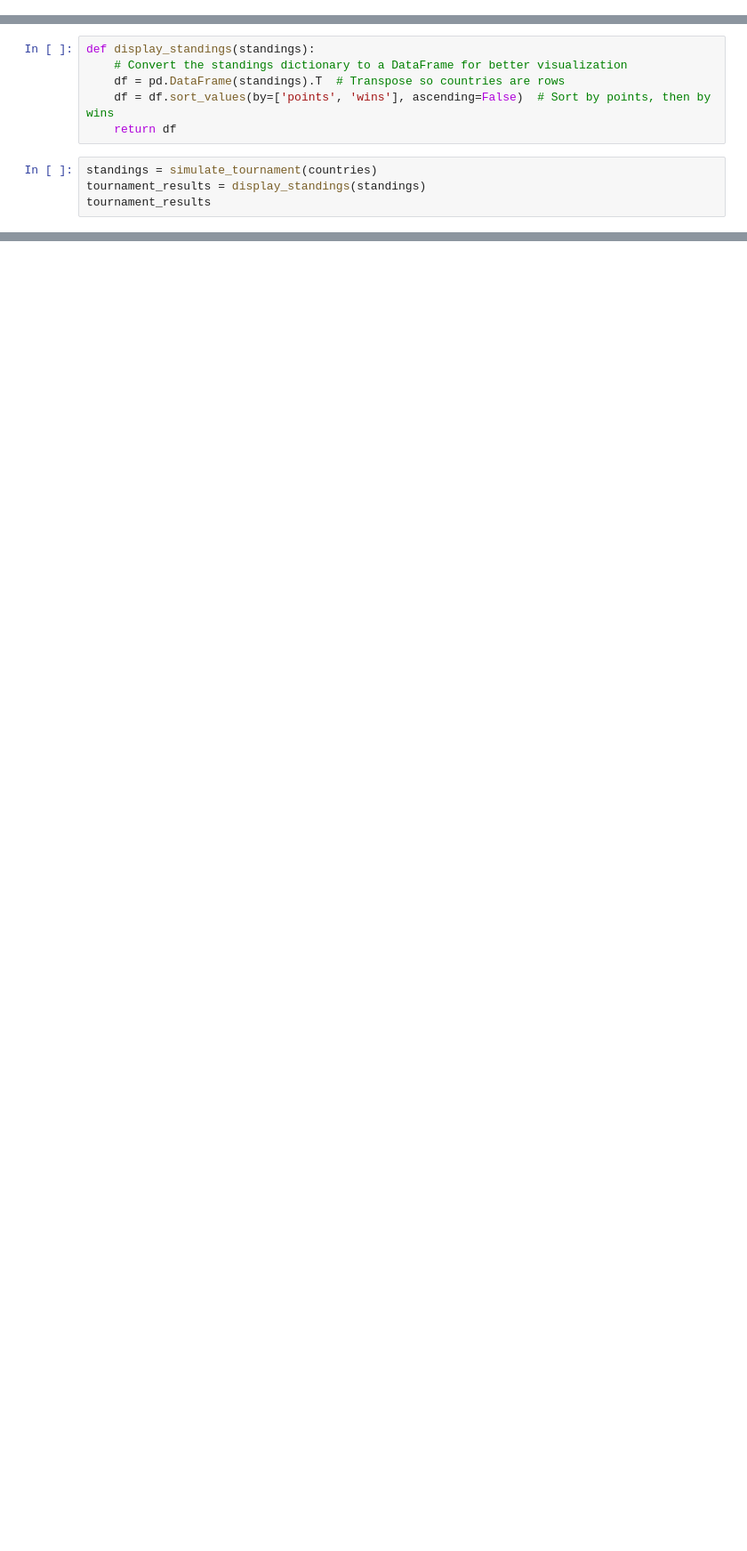
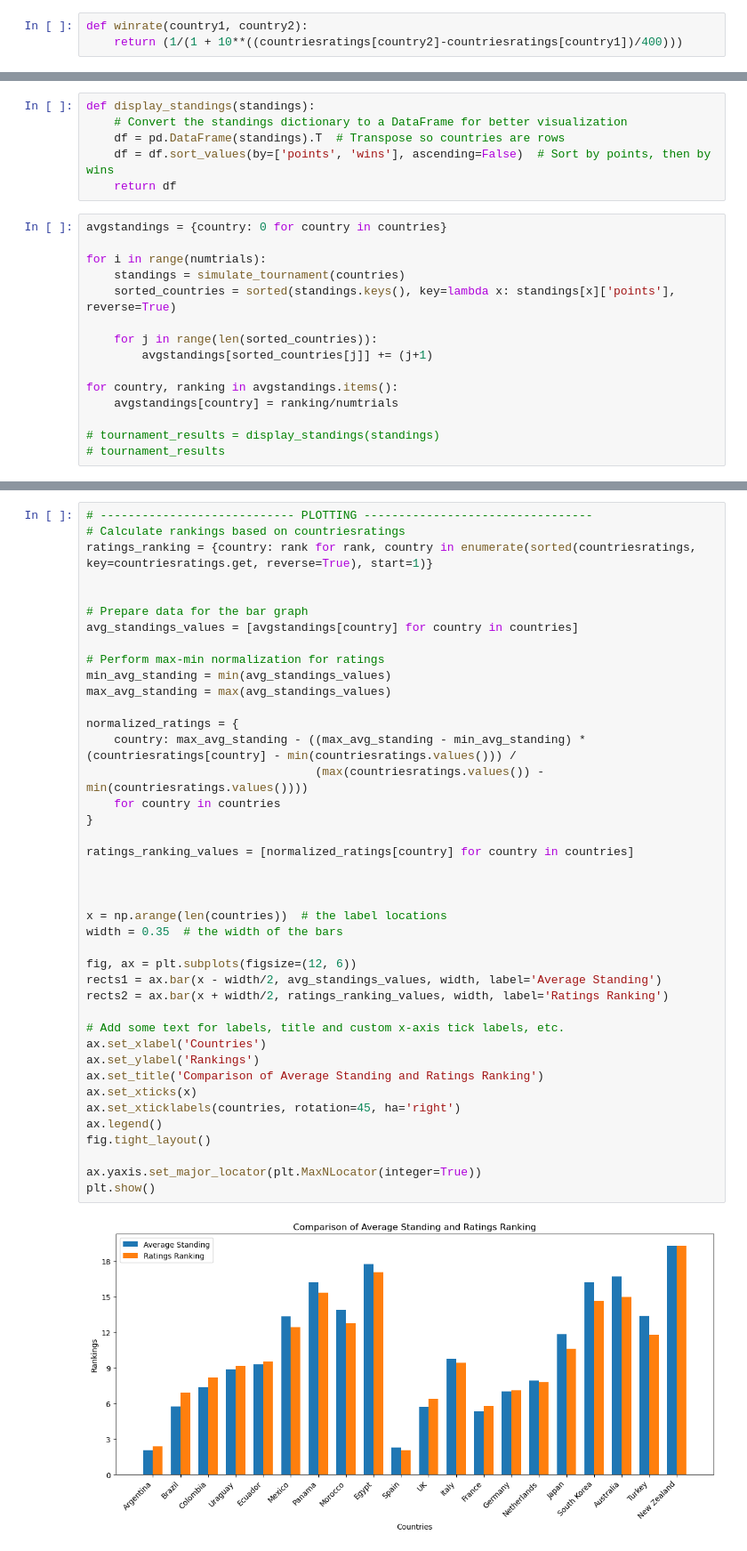
Before and after one commit to alston-yam/IMMC-2025, a Jupyter notebook: matchmaking1.ipynb, the cells around one changed output, grey strips where cells are left out. Shown at 89% size. Drawn from its saved outputs; the diff is of its cells as text; blank space fills up the shorter version.

```diff
--- a/matchmaking1.ipynb
+++ b/matchmaking1.ipynb
@@ -45,3 +56,6 @@ print(countriesratings)
+# %%
+def winrate(country1, country2):
+    return (1/(1 + 10**((countriesratings[country2]-countriesratings[country1])/400)))
 # %%
 def simulate_match(country1, country2):
 
@@ -98,6 +108,17 @@ def display_standings(standings):
     df = df.sort_values(by=['points', 'wins'], ascending=False)  # Sort by points, then by wins
     return df
 # %%
-standings = simulate_tournament(countries)
-tournament_results = display_standings(standings)
-tournament_results
+avgstandings = {country: 0 for country in countries}
+
+for i in range(numtrials):
+    standings = simulate_tournament(countries)
+    sorted_countries = sorted(standings.keys(), key=lambda x: standings[x]['points'], reverse=True)
+
+    for j in range(len(sorted_countries)):
+        avgstandings[sorted_countries[j]] += (j+1)
+
+for country, ranking in avgstandings.items():
+    avgstandings[country] = ranking/numtrials
+
+# tournament_results = display_standings(standings)
+# tournament_results
@@ -121,0 +125,43 @@ tournament_results
+# %%
+# ---------------------------- PLOTTING ---------------------------------
+# Calculate rankings based on countriesratings
+ratings_ranking = {country: rank for rank, country in enumerate(sorted(countriesratings, key=countriesratings.get, reverse=True), start=1)}
+
+
+# Prepare data for the bar graph
+avg_standings_values = [avgstandings[country] for country in countries]
+
+# Perform max-min normalization for ratings
+min_avg_standing = min(avg_standings_values)
+max_avg_standing = max(avg_standings_values)
+
+normalized_ratings = {
+    country: max_avg_standing - ((max_avg_standing - min_avg_standing) * (countriesratings[country] - min(countriesratings.values())) /
+                                 (max(countriesratings.values()) - min(countriesratings.values())))
+    for country in countries
+}
+
+ratings_ranking_values = [normalized_ratings[country] for country in countries]
+
+
+
+x = np.arange(len(countries))  # the label locations
+width = 0.35  # the width of the bars
+
+fig, ax = plt.subplots(figsize=(12, 6))
+rects1 = ax.bar(x - width/2, avg_standings_values, width, label='Average Standing')
+rects2 = ax.bar(x + width/2, ratings_ranking_values, width, label='Ratings Ranking')
+
+# Add some text for labels, title and custom x-axis tick labels, etc.
+ax.set_xlabel('Countries')
+ax.set_ylabel('Rankings')
+ax.set_title('Comparison of Average Standing and Ratings Ranking')
+ax.set_xticks(x)
+ax.set_xticklabels(countries, rotation=45, ha='right')
+ax.legend()
+fig.tight_layout()
+
+ax.yaxis.set_major_locator(plt.MaxNLocator(integer=True))
+plt.show()
+# %% [output]
+[figure, added]
```
Also changed, not shown: parts of 4 cells of this notebook, 2 other files.
